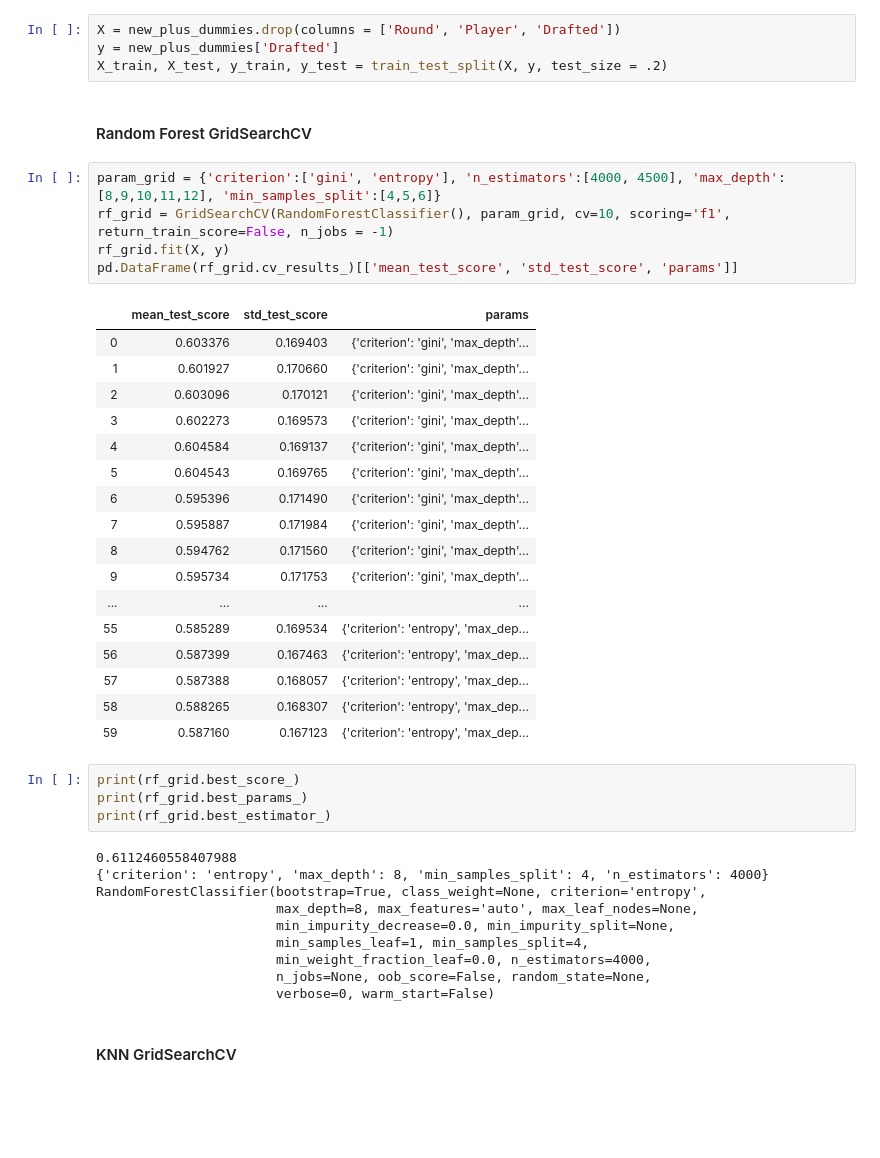
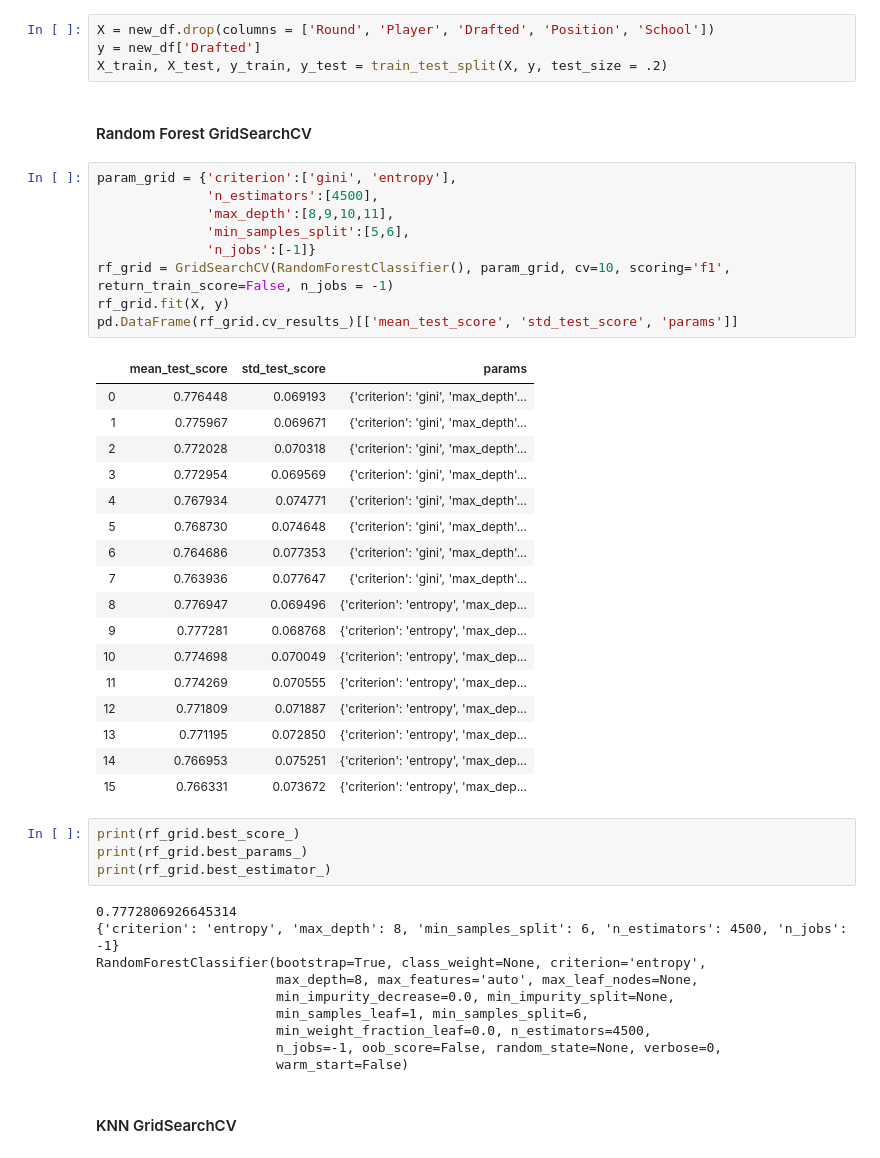
Before and after one commit to slucasmyer/NFL-Draft-Predictions, a Jupyter notebook: nfl-draft-predictions.ipynb, the cells around one changed output. Drawn from its saved outputs; the diff is of its cells as text; blank space fills up the shorter version.

```diff
--- a/nfl-draft-predictions.ipynb
+++ b/nfl-draft-predictions.ipynb
@@ -823,46 +468,50 @@ sns.distplot(new_df['Drafted'])
 # %%
-X = new_plus_dummies.drop(columns = ['Round', 'Player', 'Drafted'])
-y = new_plus_dummies['Drafted']
+X = new_df.drop(columns = ['Round', 'Player', 'Drafted', 'Position', 'School'])
+y = new_df['Drafted']
 X_train, X_test, y_train, y_test = train_test_split(X, y, test_size = .2)
 # %% [markdown]
 #### Random Forest GridSearchCV
 # %%
-param_grid = {'criterion':['gini', 'entropy'], 'n_estimators':[4000, 4500], 'max_depth':[8,9,10,11,12], 'min_samples_split':[4,5,6]}
+param_grid = {'criterion':['gini', 'entropy'],
+              'n_estimators':[4500],
+              'max_depth':[8,9,10,11],
+              'min_samples_split':[5,6],
+              'n_jobs':[-1]}
 rf_grid = GridSearchCV(RandomForestClassifier(), param_grid, cv=10, scoring='f1', return_train_score=False, n_jobs = -1)
 rf_grid.fit(X, y)
 pd.DataFrame(rf_grid.cv_results_)[['mean_test_score', 'std_test_score', 'params']]
 # %% [output]
 |  | mean_test_score | std_test_score | params |
-| 0 | 0.603376 | 0.169403 | {'criterion': 'gini', 'max_depth'... |
-| 1 | 0.601927 | 0.170660 | {'criterion': 'gini', 'max_depth'... |
-| 2 | 0.603096 | 0.170121 | {'criterion': 'gini', 'max_depth'... |
-| 3 | 0.602273 | 0.169573 | {'criterion': 'gini', 'max_depth'... |
-| 4 | 0.604584 | 0.169137 | {'criterion': 'gini', 'max_depth'... |
-| 5 | 0.604543 | 0.169765 | {'criterion': 'gini', 'max_depth'... |
-| 6 | 0.595396 | 0.171490 | {'criterion': 'gini', 'max_depth'... |
-| 7 | 0.595887 | 0.171984 | {'criterion': 'gini', 'max_depth'... |
-| 8 | 0.594762 | 0.171560 | {'criterion': 'gini', 'max_depth'... |
-| 9 | 0.595734 | 0.171753 | {'criterion': 'gini', 'max_depth'... |
-| ... | ... | ... | ... |
-| 55 | 0.585289 | 0.169534 | {'criterion': 'entropy', 'max_dep... |
-| 56 | 0.587399 | 0.167463 | {'criterion': 'entropy', 'max_dep... |
-| 57 | 0.587388 | 0.168057 | {'criterion': 'entropy', 'max_dep... |
-| 58 | 0.588265 | 0.168307 | {'criterion': 'entropy', 'max_dep... |
-| 59 | 0.587160 | 0.167123 | {'criterion': 'entropy', 'max_dep... |
+| 0 | 0.776448 | 0.069193 | {'criterion': 'gini', 'max_depth'... |
+| 1 | 0.775967 | 0.069671 | {'criterion': 'gini', 'max_depth'... |
+| 2 | 0.772028 | 0.070318 | {'criterion': 'gini', 'max_depth'... |
+| 3 | 0.772954 | 0.069569 | {'criterion': 'gini', 'max_depth'... |
+| 4 | 0.767934 | 0.074771 | {'criterion': 'gini', 'max_depth'... |
+| 5 | 0.768730 | 0.074648 | {'criterion': 'gini', 'max_depth'... |
+| 6 | 0.764686 | 0.077353 | {'criterion': 'gini', 'max_depth'... |
+| 7 | 0.763936 | 0.077647 | {'criterion': 'gini', 'max_depth'... |
+| 8 | 0.776947 | 0.069496 | {'criterion': 'entropy', 'max_dep... |
+| 9 | 0.777281 | 0.068768 | {'criterion': 'entropy', 'max_dep... |
+| 10 | 0.774698 | 0.070049 | {'criterion': 'entropy', 'max_dep... |
+| 11 | 0.774269 | 0.070555 | {'criterion': 'entropy', 'max_dep... |
+| 12 | 0.771809 | 0.071887 | {'criterion': 'entropy', 'max_dep... |
+| 13 | 0.771195 | 0.072850 | {'criterion': 'entropy', 'max_dep... |
+| 14 | 0.766953 | 0.075251 | {'criterion': 'entropy', 'max_dep... |
+| 15 | 0.766331 | 0.073672 | {'criterion': 'entropy', 'max_dep... |
 # %%
 print(rf_grid.best_score_)
 print(rf_grid.best_params_)
 print(rf_grid.best_estimator_)
 # %% [output]
-0.6112460558407988
-{'criterion': 'entropy', 'max_depth': 8, 'min_samples_split': 4, 'n_estimators': 4000}
+0.7772806926645314
+{'criterion': 'entropy', 'max_depth': 8, 'min_samples_split': 6, 'n_estimators': 4500, 'n_jobs': -1}
 RandomForestClassifier(bootstrap=True, class_weight=None, criterion='entropy',
                        max_depth=8, max_features='auto', max_leaf_nodes=None,
                        min_impurity_decrease=0.0, min_impurity_split=None,
-                       min_samples_leaf=1, min_samples_split=4,
-                       min_weight_fraction_leaf=0.0, n_estimators=4000,
-                       n_jobs=None, oob_score=False, random_state=None,
-                       verbose=0, warm_start=False)
+                       min_samples_leaf=1, min_samples_split=6,
+                       min_weight_fraction_leaf=0.0, n_estimators=4500,
+                       n_jobs=-1, oob_score=False, random_state=None, verbose=0,
+                       warm_start=False)
 # %% [markdown]
 #### KNN GridSearchCV
 # %%
```
Also changed, not shown: parts of 104 cells of this notebook.
